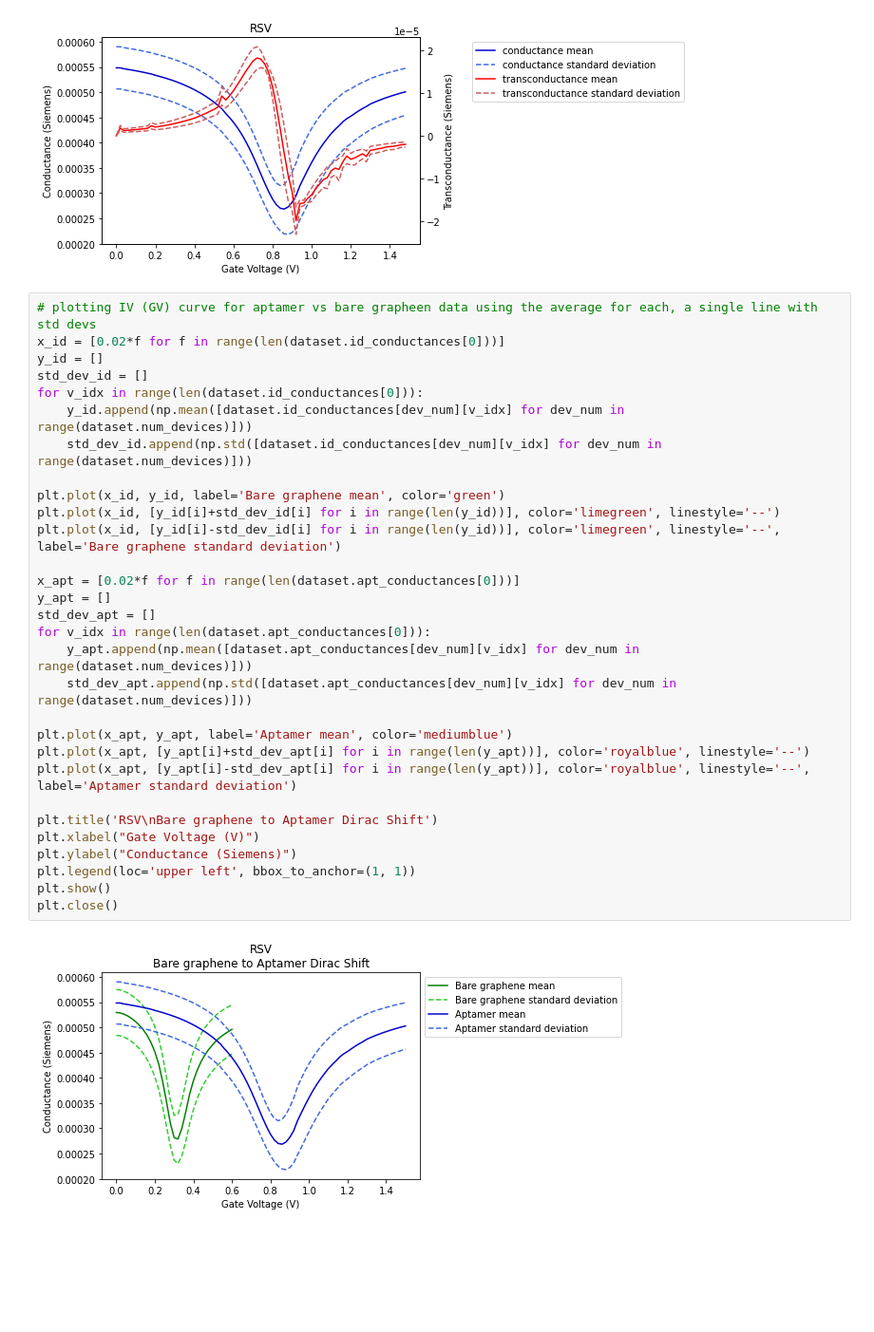
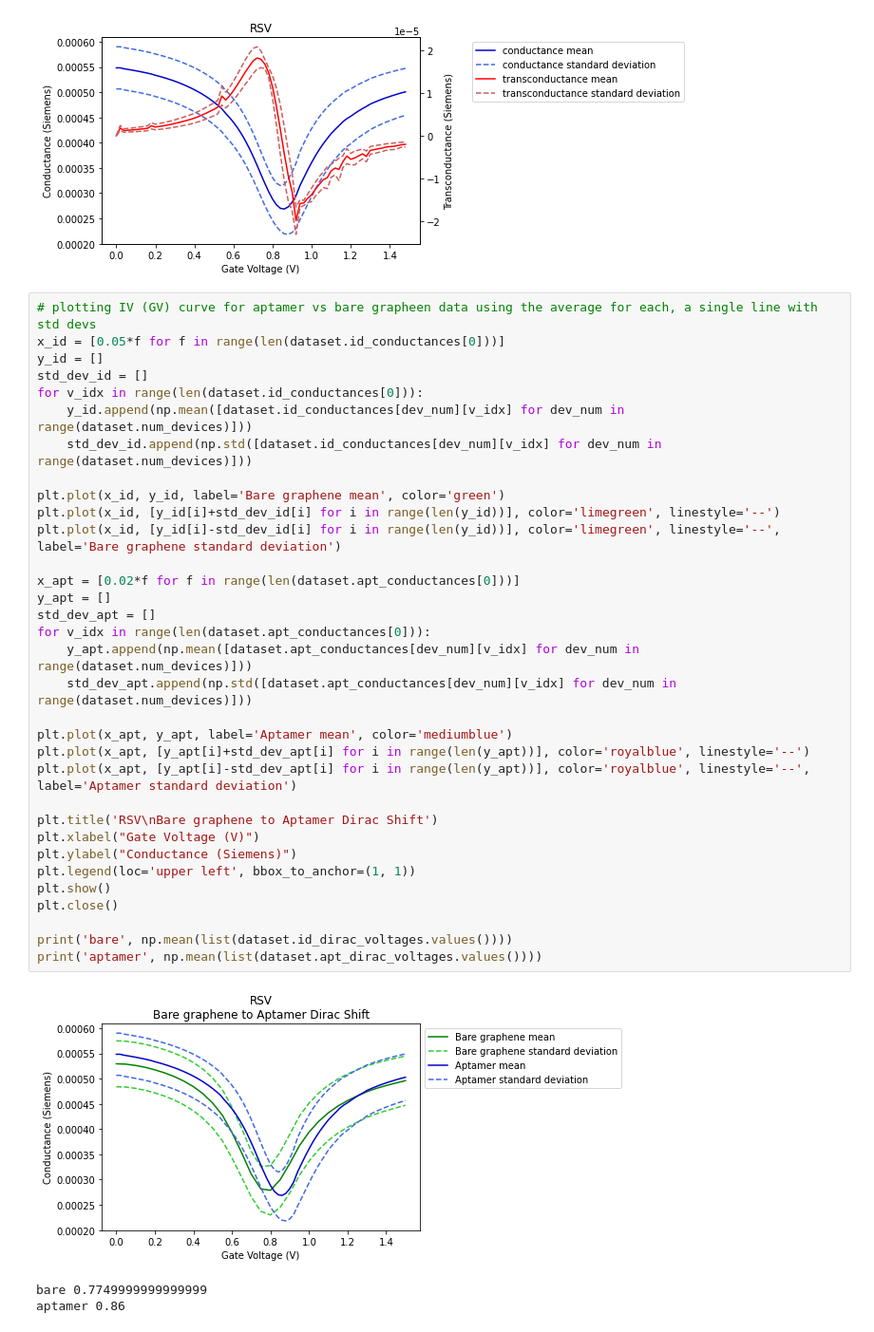
Before and after one commit to jlupoiii/GFET-covid-flu, a Jupyter notebook: main.ipynb, the cells around one changed output. Shown: that part at 95% size. Drawn from its saved outputs; the diff is of its cells as text; blank space fills up the shorter version.

```diff
--- a/main.ipynb
+++ b/main.ipynb
@@ -744,33 +701,38 @@ plt.close()
 [figure]
 # %%
 # plotting IV (GV) curve for aptamer vs bare grapheen data using the average for each, a single line with std devs
-x_id = [0.02*f for f in range(len(dataset.id_conductances[0]))]
+x_id = [0.05*f for f in range(len(dataset.id_conductances[0]))]
 y_id = []
 std_dev_id = []
 for v_idx in range(len(dataset.id_conductances[0])):
     y_id.append(np.mean([dataset.id_conductances[dev_num][v_idx] for dev_num in range(dataset.num_devices)]))
     std_dev_id.append(np.std([dataset.id_conductances[dev_num][v_idx] for dev_num in range(dataset.num_devices)]))
 
 plt.plot(x_id, y_id, label='Bare graphene mean', color='green')
 plt.plot(x_id, [y_id[i]+std_dev_id[i] for i in range(len(y_id))], color='limegreen', linestyle='--')
 plt.plot(x_id, [y_id[i]-std_dev_id[i] for i in range(len(y_id))], color='limegreen', linestyle='--', label='Bare graphene standard deviation')
 
 x_apt = [0.02*f for f in range(len(dataset.apt_conductances[0]))]
 y_apt = []
 std_dev_apt = []
 for v_idx in range(len(dataset.apt_conductances[0])):
     y_apt.append(np.mean([dataset.apt_conductances[dev_num][v_idx] for dev_num in range(dataset.num_devices)]))
     std_dev_apt.append(np.std([dataset.apt_conductances[dev_num][v_idx] for dev_num in range(dataset.num_devices)]))
 
 plt.plot(x_apt, y_apt, label='Aptamer mean', color='mediumblue')
 plt.plot(x_apt, [y_apt[i]+std_dev_apt[i] for i in range(len(y_apt))], color='royalblue', linestyle='--')
 plt.plot(x_apt, [y_apt[i]-std_dev_apt[i] for i in range(len(y_apt))], color='royalblue', linestyle='--', label='Aptamer standard deviation')
 
 plt.title('RSV\nBare graphene to Aptamer Dirac Shift')
 plt.xlabel("Gate Voltage (V)")
 plt.ylabel("Conductance (Siemens)")
 plt.legend(loc='upper left', bbox_to_anchor=(1, 1))
 plt.show()
 plt.close()
+
+print('bare', np.mean(list(dataset.id_dirac_voltages.values())))
+print('aptamer', np.mean(list(dataset.apt_dirac_voltages.values())))
 # %% [output]
-[figure, old version]
+[figure, new version]
+bare 0.7749999999999999
+aptamer 0.86
```
Also changed, not shown: parts of 2 cells of this notebook.
